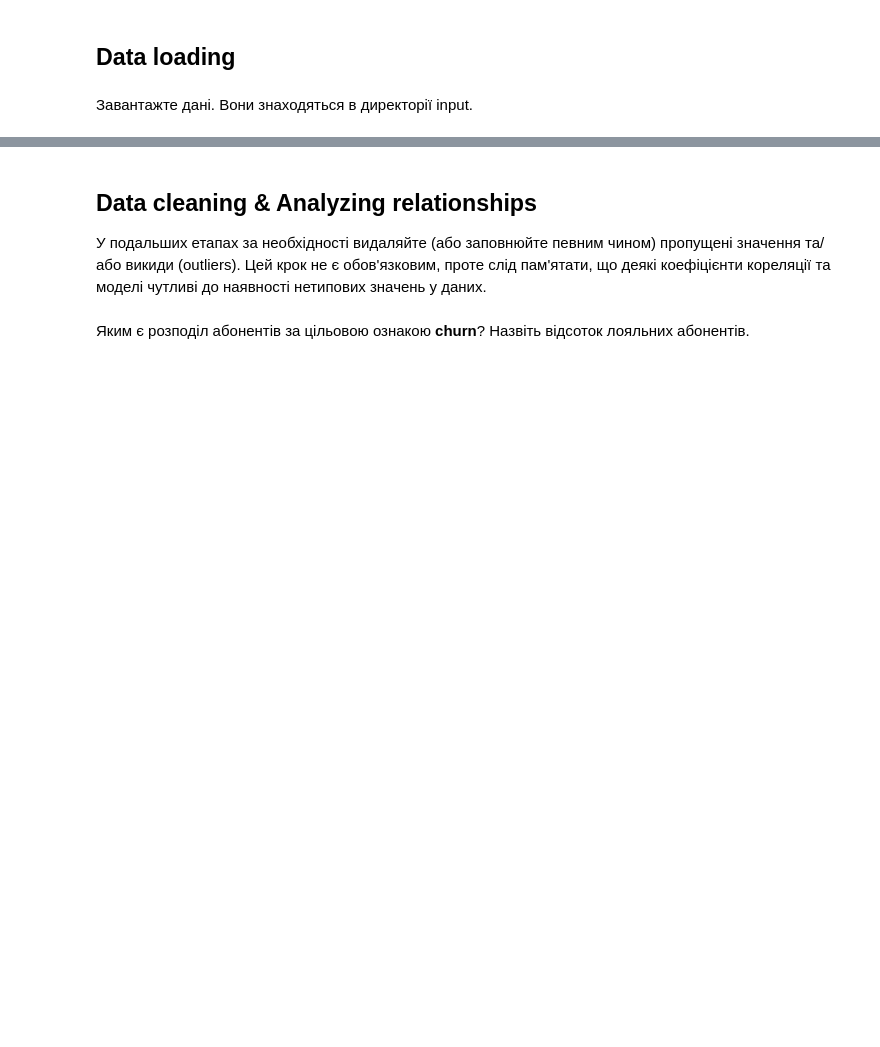
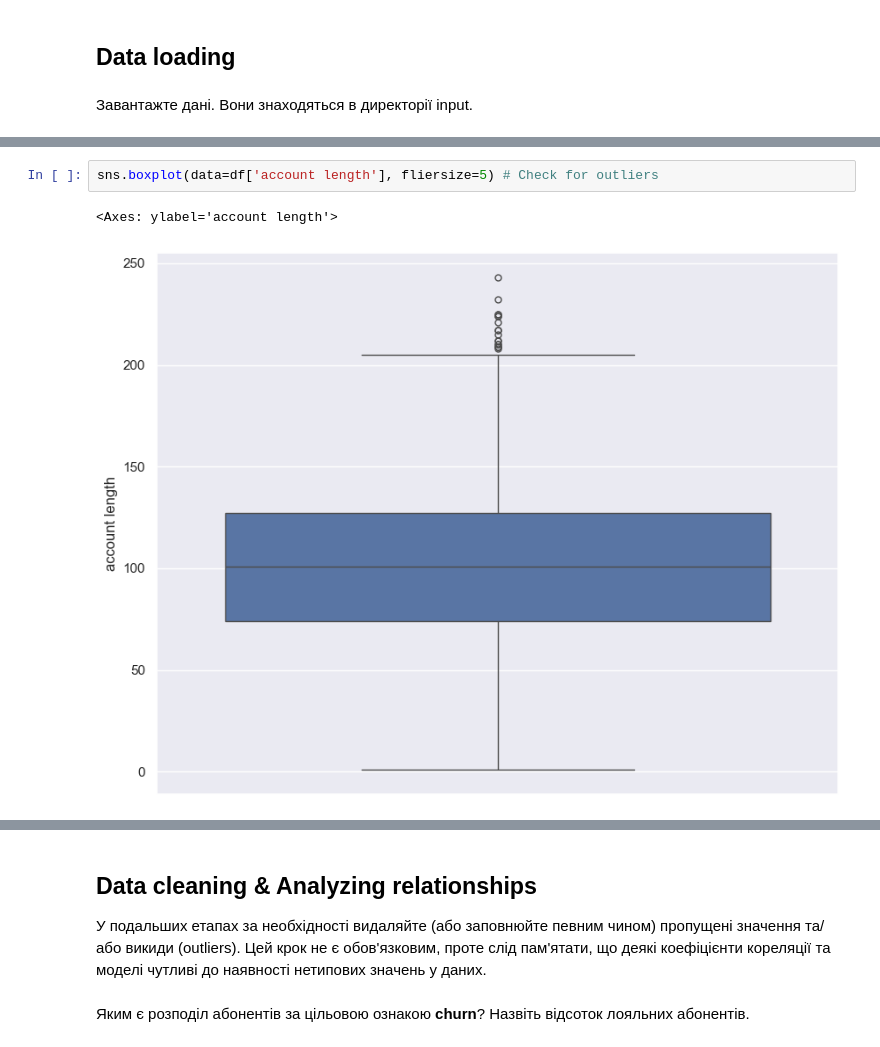
Before and after one commit to oleksiinutlis/onu_ml_course, a Jupyter notebook: LW1/eda-telecom-churn-prediction.ipynb, the cells around one changed output, grey strips where cells are left out. Saved outputs shown, nothing was run; the diff lists cells and outputs as text; blank space fills up the shorter version.

```diff
--- a/LW1/eda-telecom-churn-prediction.ipynb
+++ b/LW1/eda-telecom-churn-prediction.ipynb
@@ -30,0 +136,5 @@ print(os.listdir("../input"))
+# %%
+sns.boxplot(data=df['account length'], fliersize=5) # Check for outliers
+# %% [output]
+<Axes: ylabel='account length'>
+[figure, added]
```
Also changed, not shown: parts of 46 cells of this notebook, 4 other files.
